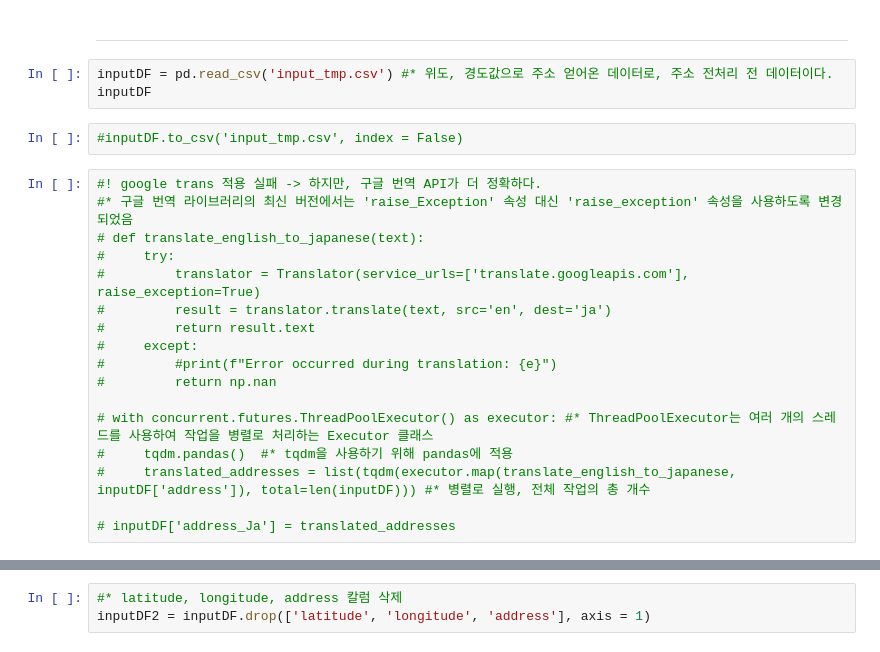
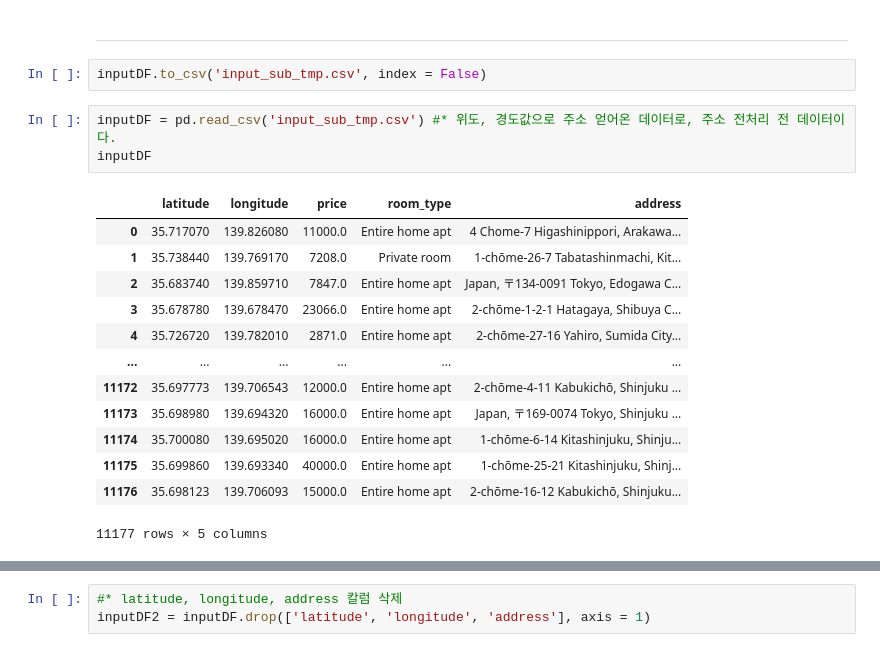
Before and after one commit to zinnie1025/AirbnbWise, a Jupyter notebook: Tokyo_Airbnb/jieun/inside_Airbnb_EDA_sub.ipynb, the cells around one changed output, grey strips where cells are left out. Cells and saved outputs as stored; diff of their text form.

```diff
--- a/Tokyo_Airbnb/jieun/inside_Airbnb_EDA_sub.ipynb
+++ b/Tokyo_Airbnb/jieun/inside_Airbnb_EDA_sub.ipynb
@@ -175,26 +175,23 @@ with concurrent.futures.ThreadPoolExecutor(max_workers=num_threads) as executor:
 inputDF['address'] = addressList
 # %% [markdown]
 ----------------------------------------------------------------------------------------------
+# %%
+inputDF.to_csv('input_sub_tmp.csv', index = False)
 # %%
-inputDF = pd.read_csv('input_tmp.csv') #* 위도, 경도값으로 주소 얻어온 데이터로, 주소 전처리 전 데이터이다.
+inputDF = pd.read_csv('input_sub_tmp.csv') #* 위도, 경도값으로 주소 얻어온 데이터로, 주소 전처리 전 데이터이다.
 inputDF
+# %% [output]
+|  | latitude | longitude | price | room_type | address |
+| 0 | 35.717070 | 139.826080 | 11000.0 | Entire home apt | 4 Chome-7 Higashinippori, Arakawa... |
+| 1 | 35.738440 | 139.769170 | 7208.0 | Private room | 1-chōme-26-7 Tabatashinmachi, Kit... |
+| 2 | 35.683740 | 139.859710 | 7847.0 | Entire home apt | Japan, 〒134-0091 Tokyo, Edogawa C... |
+| 3 | 35.678780 | 139.678470 | 23066.0 | Entire home apt | 2-chōme-1-2-1 Hatagaya, Shibuya C... |
+| 4 | 35.726720 | 139.782010 | 2871.0 | Entire home apt | 2-chōme-27-16 Yahiro, Sumida City... |
+| ... | ... | ... | ... | ... | ... |
+| 11172 | 35.697773 | 139.706543 | 12000.0 | Entire home apt | 2-chōme-4-11 Kabukichō, Shinjuku ... |
+| 11173 | 35.698980 | 139.694320 | 16000.0 | Entire home apt | Japan, 〒169-0074 Tokyo, Shinjuku ... |
+| 11174 | 35.700080 | 139.695020 | 16000.0 | Entire home apt | 1-chōme-6-14 Kitashinjuku, Shinju... |
+| 11175 | 35.699860 | 139.693340 | 40000.0 | Entire home apt | 1-chōme-25-21 Kitashinjuku, Shinj... |
+| 11176 | 35.698123 | 139.706093 | 15000.0 | Entire home apt | 2-chōme-16-12 Kabukichō, Shinjuku... |
+11177 rows × 5 columns
-# %%
-#inputDF.to_csv('input_tmp.csv', index = False)
-# %%
-#! google trans 적용 실패 -> 하지만, 구글 번역 API가 더 정확하다.
-#* 구글 번역 라이브러리의 최신 버전에서는 'raise_Exception' 속성 대신 'raise_exception' 속성을 사용하도록 변경되었음
-# def translate_english_to_japanese(text):
-#     try:
-#         translator = Translator(service_urls=['translate.googleapis.com'], raise_exception=True)
-#         result = translator.translate(text, src='en', dest='ja')
-#         return result.text
-#     except:
-#         #print(f"Error occurred during translation: {e}")
-#         return np.nan
-
-# with concurrent.futures.ThreadPoolExecutor() as executor: #* ThreadPoolExecutor는 여러 개의 스레드를 사용하여 작업을 병렬로 처리하는 Executor 클래스
-#     tqdm.pandas()  #* tqdm을 사용하기 위해 pandas에 적용
-#     translated_addresses = list(tqdm(executor.map(translate_english_to_japanese, inputDF['address']), total=len(inputDF))) #* 병렬로 실행, 전체 작업의 총 개수
-
-# inputDF['address_Ja'] = translated_addresses
 # %%
```
Also changed, not shown: parts of 6 cells of this notebook.
